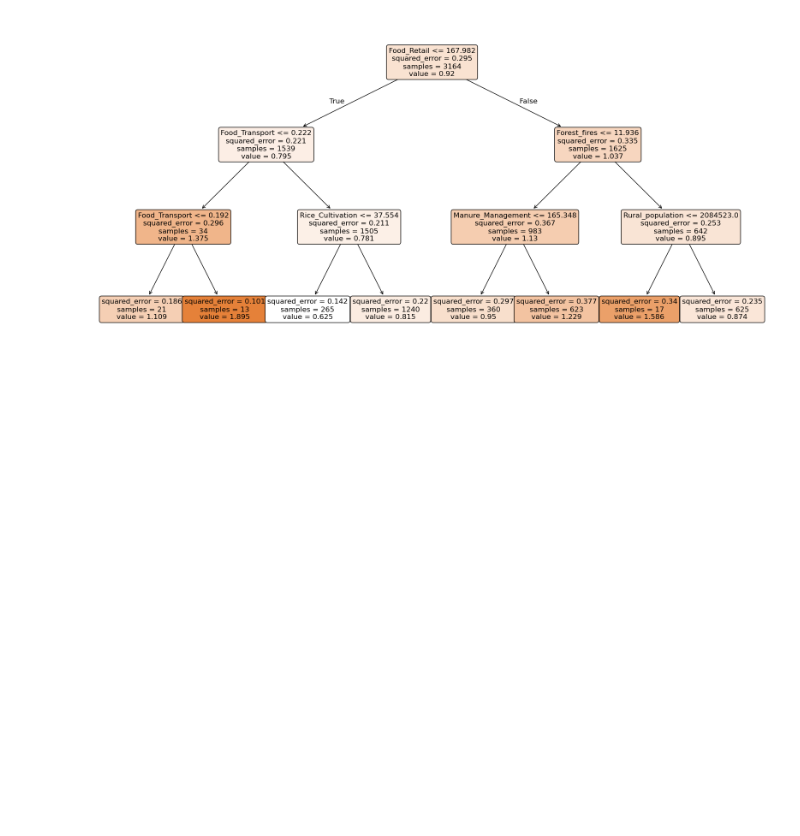
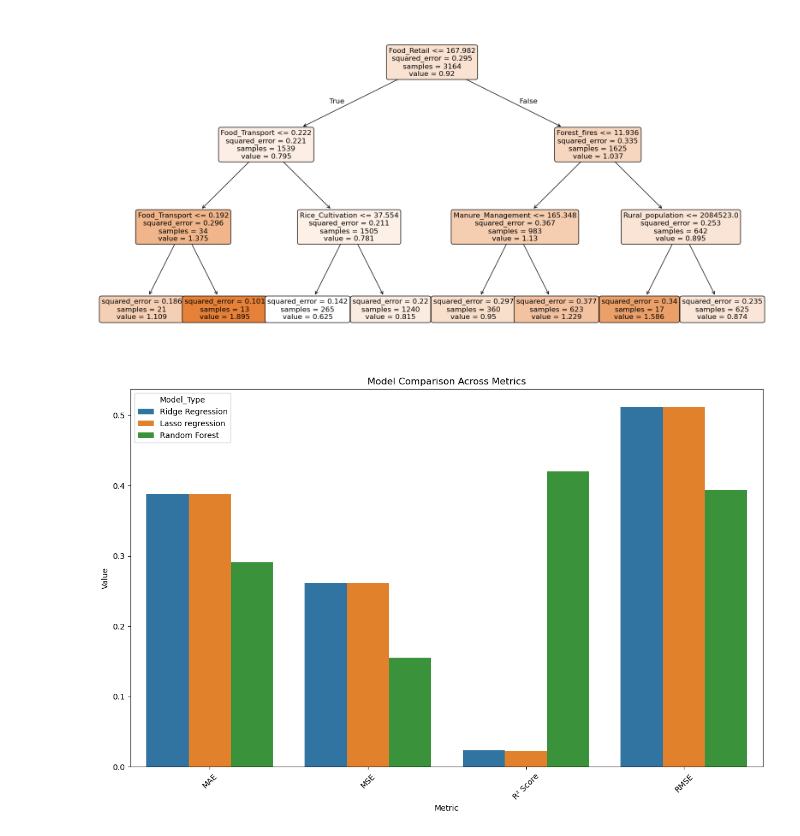
Before and after one commit to XylonD/2401PTDS_Regression_Project_Xylon, a Jupyter notebook: Data preprocessing and model training.ipynb, the cells around one changed output. Saved outputs shown, nothing was run; the diff lists cells and outputs as text; code cells hidden in the pictures; blank space fills up the shorter version.

```diff
--- a/Data preprocessing and model training.ipynb
+++ b/Data preprocessing and model training.ipynb
@@ -274,3 +359,36 @@ plot_tree(models['Random Forest'].estimators_[0], filled=True, feature_names=X_t
 plt.show()
 # %% [output]
 [figure]
+# %%
+combined_results = pd.DataFrame({
+    'Metric': ['MAE', 'MSE', 'R² Score', 'RMSE', 'MAE', 'MSE', 'R² Score', 'RMSE', 'MAE', 'MSE', 'R² Score', 'RMSE'],
+    'Ridge Regression': [0.387220, 0.260851, 0.025410, 0.510735, 0.389745, 0.262202, 0.020362, 0.512056, 0.387220, 0.260851, 0.025410, 0.510735],
+    'Lasso regression': [0.387168, 0.261221, 0.024025, 0.511098, 0.389735, 0.262195, 0.020386, 0.512050, 0.387168, 0.261221, 0.024025, 0.511098],
+    'Random Forest': [0.287664, 0.153057, 0.428150, 0.391225, 0.296149, 0.158665, 0.407197, 0.398327, 0.288135, 0.153886, 0.425050, 0.392284],
+    'Model': ['Full Model', 'Full Model', 'Full Model', 'Full Model', 'Subset Features', 'Subset Features', 'Subset Features', 'Subset Features', 'Top 5 Features', 'Top 5 Features', 'Top 5 Features', 'Top 5 Features']
+})
+
+# Reset index to make sure 'Metric' is a column
+combined_results.reset_index(drop=True, inplace=True)
+
+# Melt the DataFrame to create 'Metric', 'Model', 'Value' columns for seaborn plotting
+df_melted = pd.melt(combined_results, id_vars=['Metric', 'Model'], value_vars=['Ridge Regression', 'Lasso regression', 'Random Forest'],
+                    var_name='Model_Type', value_name='Value')
+
+# Set up the plot
+plt.figure(figsize=(12, 8))
+
+# Create the bar plot
+sns.barplot(x='Metric', y='Value', hue='Model_Type', data=df_melted, errorbar = None)
+
+# Customize the plot
+plt.title('Model Comparison Across Metrics')
+plt.xlabel('Metric')
+plt.ylabel('Value')
+plt.xticks(rotation=45)
+plt.tight_layout()
+
+# Show the plot
+plt.show()
+# %% [output]
+[figure, added]
```
Also changed, not shown: parts of 10 cells of this notebook.
